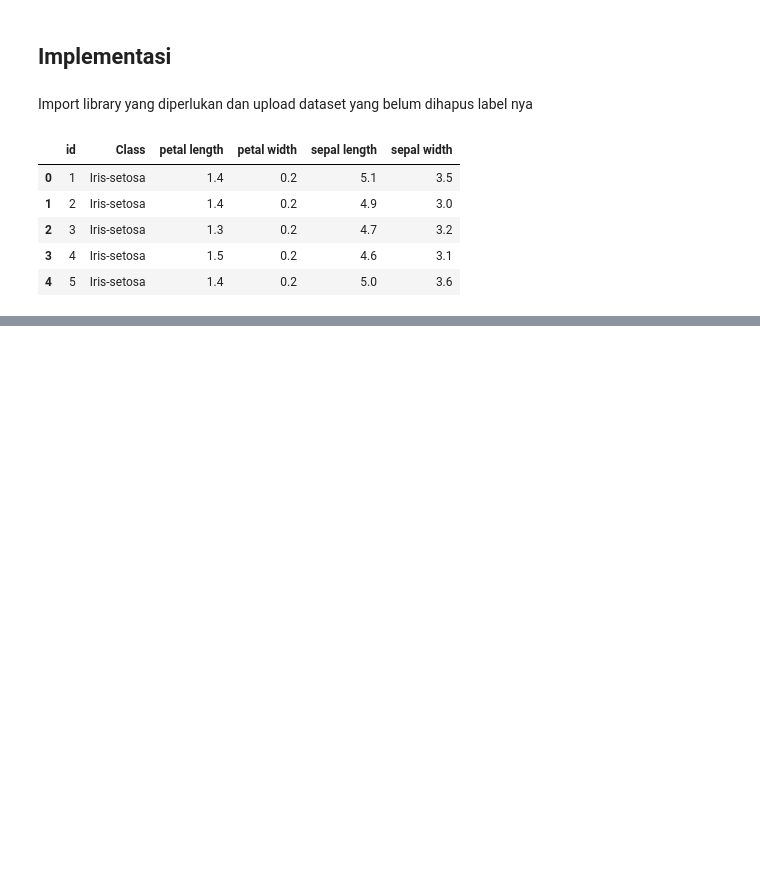
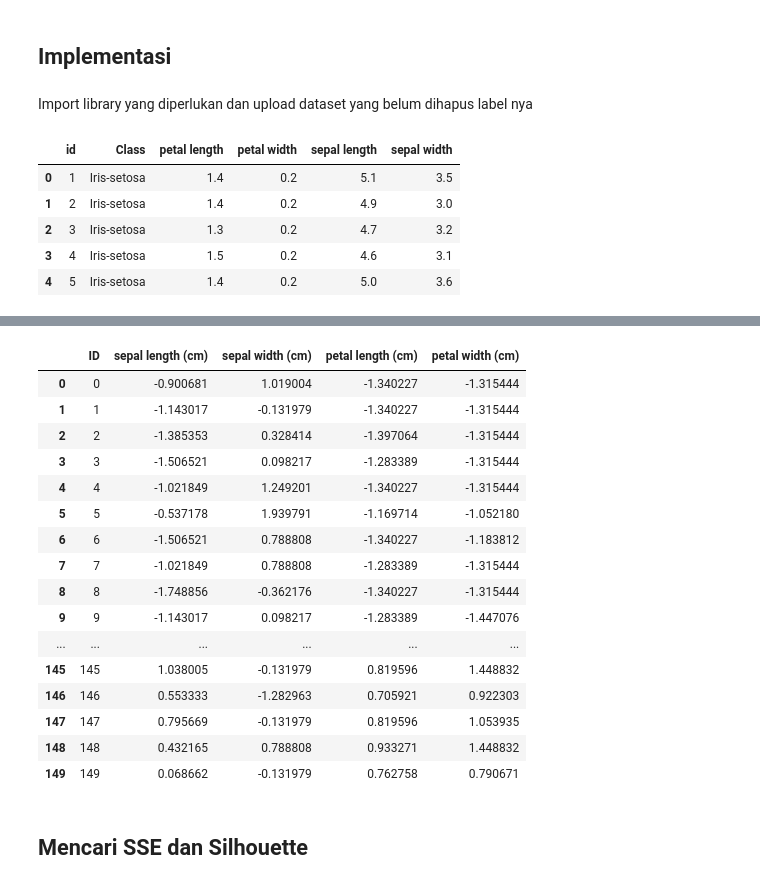
Before and after one commit to wildan2312/pendata, a Jupyter notebook: tugas/_build/jupyter_execute/k-mean.ipynb, the cells around one changed output, grey strips where cells are left out. Saved outputs shown, nothing was run; the diff lists cells and outputs as text; code cells hidden in the pictures; blank space fills up the shorter version.

```diff
--- a/tugas/_build/jupyter_execute/k-mean.ipynb
+++ b/tugas/_build/jupyter_execute/k-mean.ipynb
@@ -57,0 +80,40 @@ data = pd.DataFrame(iris.data, columns=iris.feature_names)
+# %%
+# Load data iris (tanpa kolom class)
+iris = load_iris()
+data = pd.DataFrame(iris.data, columns=iris.feature_names)
+
+# Tambahkan kolom ID
+data['ID'] = data.index
+
+# Siapkan fitur dan normalisasi
+fitur = data.drop(columns=['ID'])
+scaler = StandardScaler()
+fitur_scaled = scaler.fit_transform(fitur)
+
+# Konversi ke DataFrame dan gabungkan ID
+fitur_scaled_df = pd.DataFrame(fitur_scaled, columns=fitur.columns)
+normalized_data = pd.concat([data[['ID']], fitur_scaled_df], axis=1)
+
+# Tampilkan seluruh data sebagai tabel
+pd.set_option('display.max_rows', None)
+display(normalized_data)
+# %% [output]
+|  | ID | sepal length (cm) | sepal width (cm) | petal length (cm) | petal width (cm) |
+| 0 | 0 | -0.900681 | 1.019004 | -1.340227 | -1.315444 |
+| 1 | 1 | -1.143017 | -0.131979 | -1.340227 | -1.315444 |
+| 2 | 2 | -1.385353 | 0.328414 | -1.397064 | -1.315444 |
+| 3 | 3 | -1.506521 | 0.098217 | -1.283389 | -1.315444 |
+| 4 | 4 | -1.021849 | 1.249201 | -1.340227 | -1.315444 |
+| 5 | 5 | -0.537178 | 1.939791 | -1.169714 | -1.052180 |
+| 6 | 6 | -1.506521 | 0.788808 | -1.340227 | -1.183812 |
+| 7 | 7 | -1.021849 | 0.788808 | -1.283389 | -1.315444 |
+| 8 | 8 | -1.748856 | -0.362176 | -1.340227 | -1.315444 |
+| 9 | 9 | -1.143017 | 0.098217 | -1.283389 | -1.447076 |
+| ... | ... | ... | ... | ... | ... |
+| 145 | 145 | 1.038005 | -0.131979 | 0.819596 | 1.448832 |
+| 146 | 146 | 0.553333 | -1.282963 | 0.705921 | 0.922303 |
+| 147 | 147 | 0.795669 | -0.131979 | 0.819596 | 1.053935 |
+| 148 | 148 | 0.432165 | 0.788808 | 0.933271 | 1.448832 |
+| 149 | 149 | 0.068662 | -0.131979 | 0.762758 | 0.790671 |
+# %% [markdown]
+## **Mencari SSE dan Silhouette**
```
Also changed, not shown: parts of 14 cells of this notebook, 25 other files.
